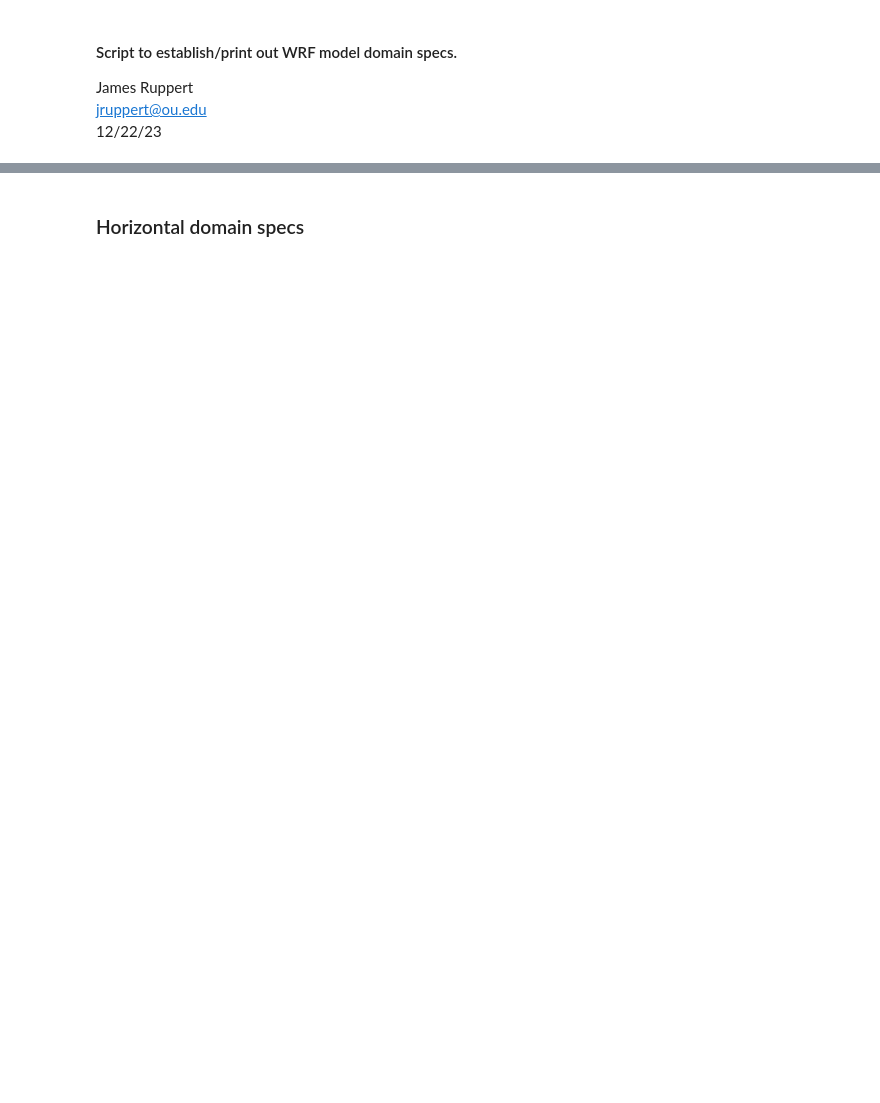
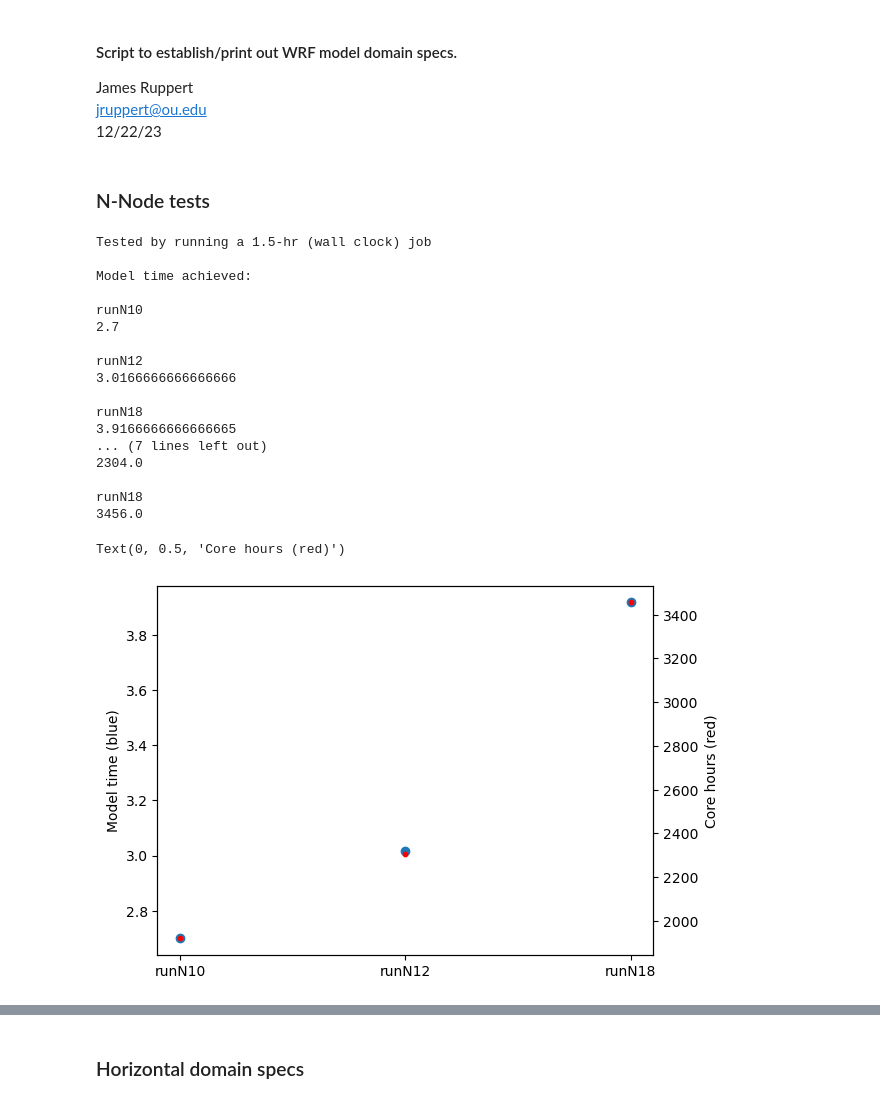
Before and after one commit to jhruppert/wrf-piccolo, a Jupyter notebook: wrf_domain_specs.ipynb, the cells around one changed output, grey strips where cells are left out. Drawn from its saved outputs; the diff is of its cells as text; code cells hidden in the pictures; blank space fills up the shorter version.

```diff
--- a/wrf_domain_specs.ipynb
+++ b/wrf_domain_specs.ipynb
@@ -25,3 +26,61 @@ hght = getvar(ncfile, "zstag", units='m')[:,0,0] # m
 # lats, lons = latlon_coords(u10)
 
 ncfile.close()
+# %% [markdown]
+### N-Node tests
+# %%
+print("Tested by running a 1.5-hr (wall clock) job")
+print()
+
+tests = ["runN10","runN12","runN18"]
+
+print("Model time achieved:")
+print()
+times_sav=[]
+for itest in tests:
+    print(itest)
+    process = subprocess.Popen(['tail -n 5 WRF/'+itest+'/rslout/rsl.out.0000'],shell=True,
+        stdout=subprocess.PIPE,universal_newlines=True)
+    for iline in range(4):
+        output = process.stdout.readline()
+    line = output.strip()
+    time_string = line.split()[6]
+    time_hrs = float(time_string[-8:-6]) + float(time_string[-5:-3])/60
+    times_sav.append(time_hrs)
+    print(time_hrs)
+    print()
+
+print("Core hours required:")
+print()
+core_hours = np.array([10., 12, 18])*128*1.5
+for itest in range(3):
+    print(tests[itest])
+    print(core_hours[itest])
+    print()
+
+fig, ax1 = plt.subplots()
+ax1.scatter(tests,times_sav)
+ax1.set_ylabel("Model time (blue)")
+ax2 = ax1.twinx()
+ax2.scatter(tests,core_hours, s=10, c='red')
+ax2.set_ylabel("Core hours (red)")
+# %% [output]
+Tested by running a 1.5-hr (wall clock) job
+
+Model time achieved:
+
+runN10
+2.7
+
+runN12
+3.0166666666666666
+
+runN18
+3.9166666666666665
+... (7 lines left out)
+2304.0
+
+runN18
+3456.0
+Text(0, 0.5, 'Core hours (red)')
+[figure, added]
```
Also changed, not shown: parts of 5 cells of this notebook, 7 other files.
